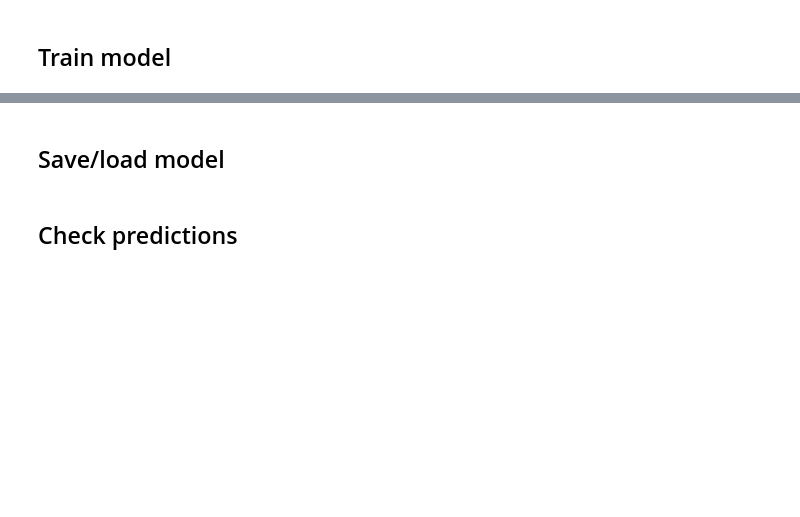
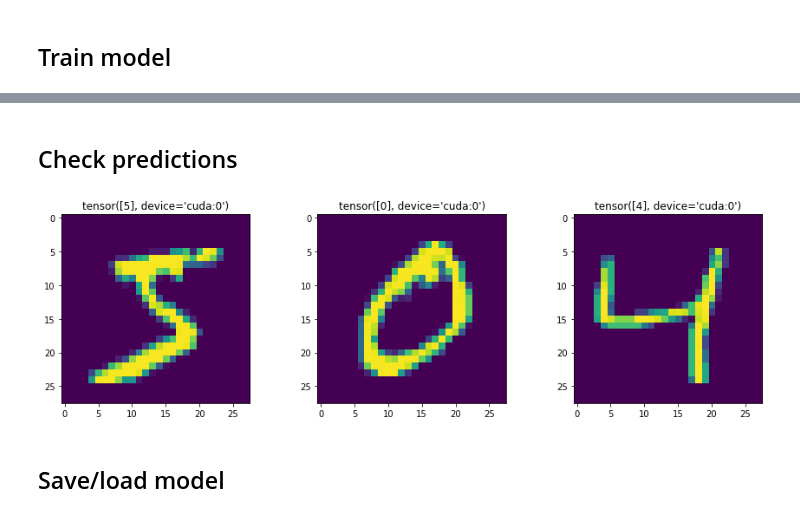
Before and after one commit to rasutt/Neural-nets-in-pytorch, a Jupyter notebook: MNIST handwritten digits.ipynb, the cells around one changed output, grey strips where cells are left out. Cells and saved outputs as stored; diff of their text form; code cells hidden in the pictures; blank space fills up the shorter version.

```diff
--- a/MNIST handwritten digits.ipynb
+++ b/MNIST handwritten digits.ipynb
@@ -22,9 +24,8 @@ target_transform = Lambda(lambda y: torch.zeros(10, dtype=torch.float).scatter_(
 train = MNIST(root="data", transform=ToTensor(), target_transform=target_transform, download=True)
 test = MNIST(root="data", transform=ToTensor(), target_transform=target_transform, download=True)
 
-# Make dataloaders
-train_dataloader = DataLoader(train, batch_size=64)
-test_dataloader = DataLoader(test, batch_size=64)
+# Make dataloader
+train_dataloader = DataLoader(train, batch_size=3)
 
 # Enumerate training dataloader
 examples = enumerate(train_dataloader)
@@ -222,2 +311,14 @@ KeyboardInterrupt:
+# %% [markdown]
+## Check predictions
+# %%
+# Show first few sample inputs and predictions
+fig, (ax1, ax2, ax3) = plt.subplots(1, 3, figsize=(15, 4))
+for i in range(3):
+    ax = [ax1, ax2, ax3][i]
+    ax.imshow(example_data[i][0])
+    ax.set_title(f"{conv_model(example_data[i:(i+1)].to(device)).argmax(1)}")
+plt.show()
+# %% [output]
+[figure, added]
 # %% [markdown]
 ## Save/load model
@@ -228,2 +328,0 @@ model = torch.load('models/ff_mnist')
-# %% [markdown]
-## Check predictions
```
Also changed, not shown: parts of 43 cells of this notebook, 1 other file.
